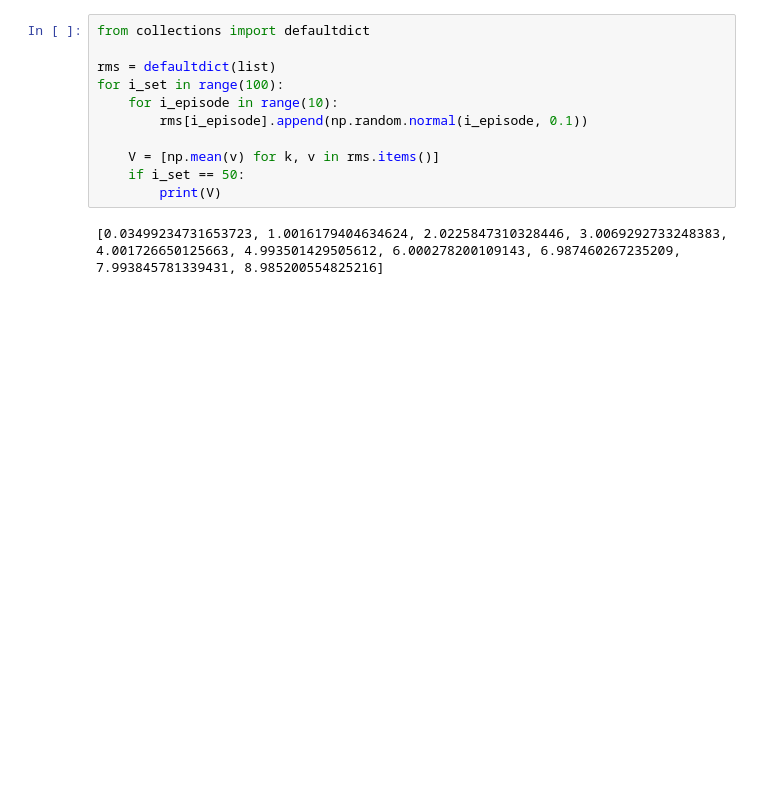
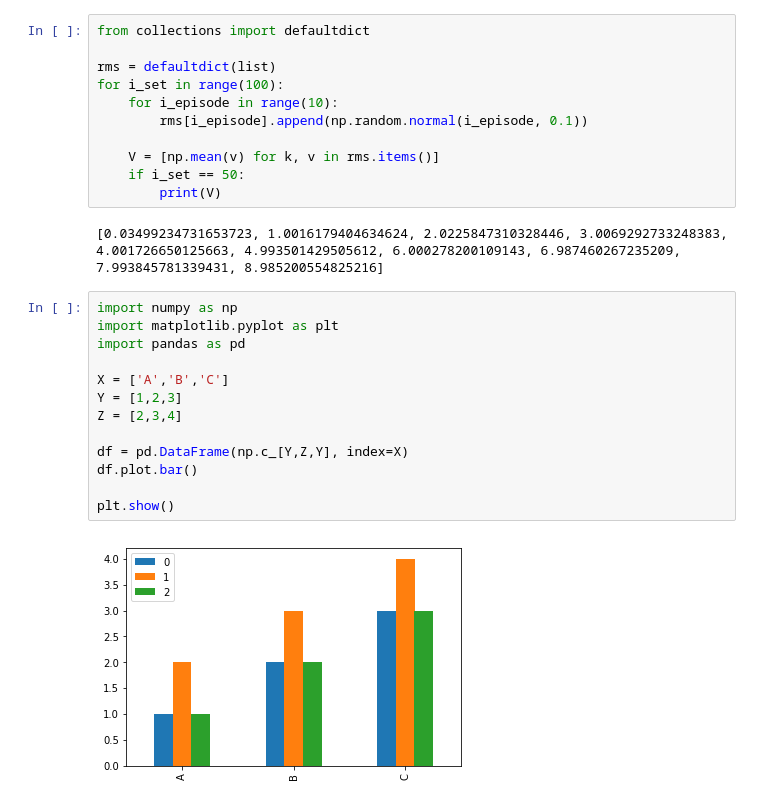
Before and after one commit to ucals/RLDM, a Jupyter notebook: project1/backup/live_plot_template.ipynb, the cells around one changed output. Saved outputs shown, nothing was run; the diff lists cells and outputs as text; blank space fills up the shorter version.

```diff
--- a/project1/backup/live_plot_template.ipynb
+++ b/project1/backup/live_plot_template.ipynb
@@ -173,3 +196,18 @@ for i_set in range(100):
         print(V)
 # %% [output]
 [0.03499234731653723, 1.0016179404634624, 2.0225847310328446, 3.0069292733248383, 4.001726650125663, 4.993501429505612, 6.000278200109143, 6.987460267235209, 7.993845781339431, 8.985200554825216]
+# %%
+import numpy as np
+import matplotlib.pyplot as plt
+import pandas as pd
+
+X = ['A','B','C']
+Y = [1,2,3]
+Z = [2,3,4]
+
+df = pd.DataFrame(np.c_[Y,Z,Y], index=X)
+df.plot.bar()
+
+plt.show()
+# %% [output]
+[figure, added]
```
Also changed, not shown: parts of 6 cells of this notebook, 15 other files.
